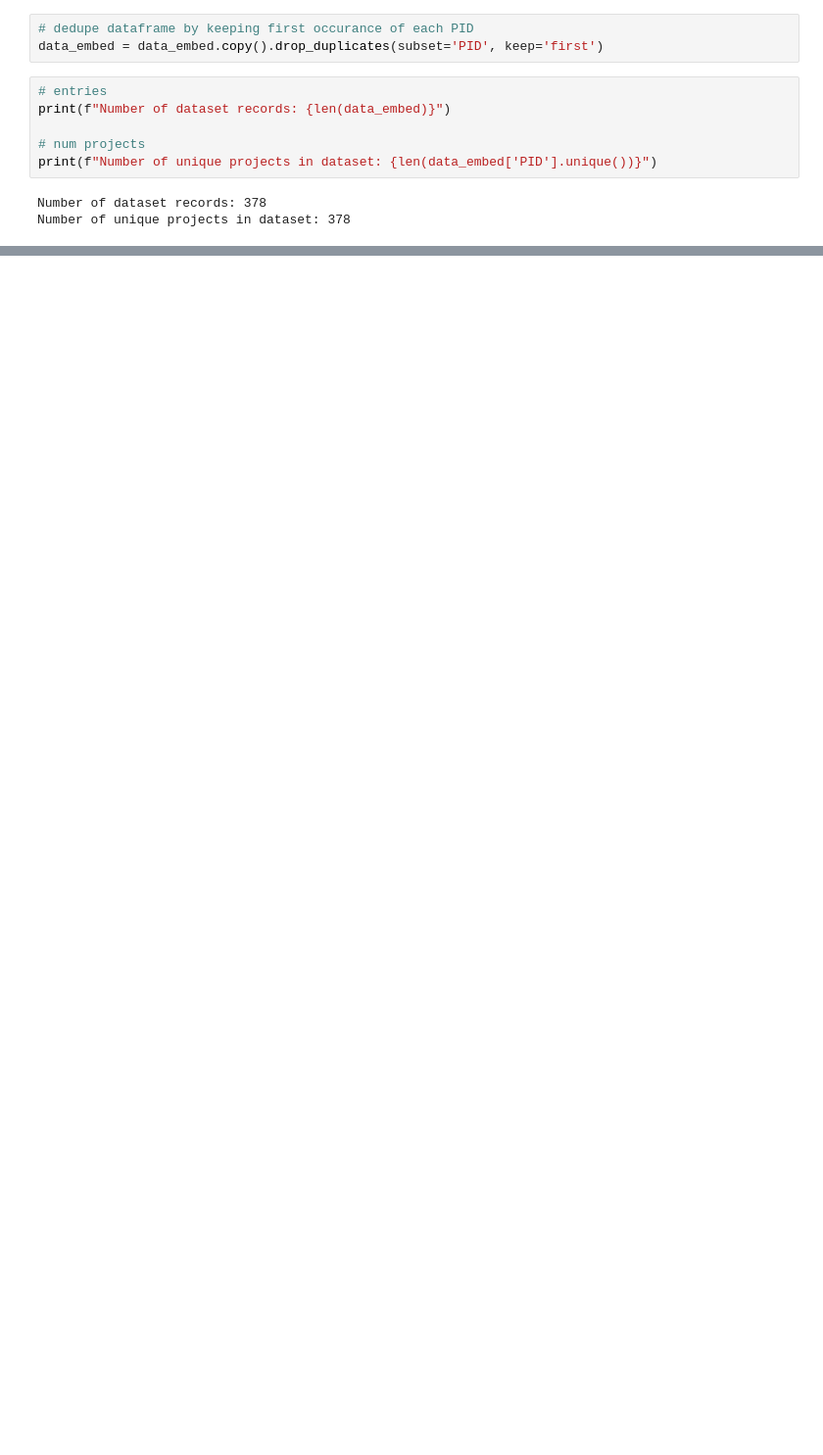
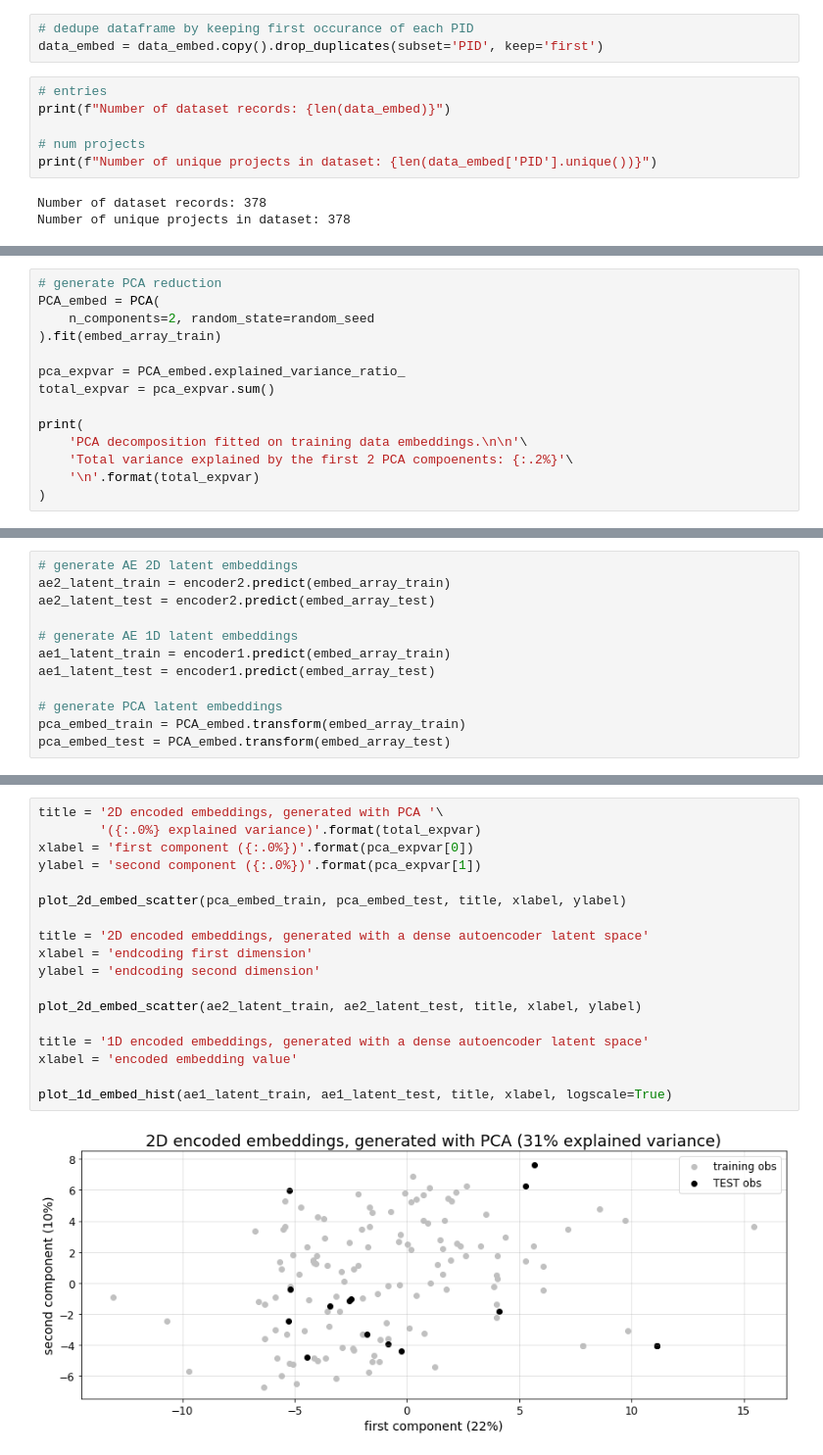
Before and after one commit to sedelmeyer/cs109b_groupproject, a Jupyter notebook: EDA/01b_embedding_autoencoder.ipynb, the cells around one changed output, grey strips where cells are left out. Shown at 98% size. Drawn from its saved outputs; the diff is of its cells as text; blank space fills up the shorter version.

```diff
--- a/EDA/01b_embedding_autoencoder.ipynb
+++ b/EDA/01b_embedding_autoencoder.ipynb
@@ -493,0 +411,14 @@ KeyboardInterrupt:
+# %%
+# generate PCA reduction
+PCA_embed = PCA(
+    n_components=2, random_state=random_seed
+).fit(embed_array_train)
+
+pca_expvar = PCA_embed.explained_variance_ratio_
+total_expvar = pca_expvar.sum()
+
+print(
+    'PCA decomposition fitted on training data embeddings.\n\n'\
+    'Total variance explained by the first 2 PCA compoenents: {:.2%}'\
+    '\n'.format(total_expvar)
+)
@@ -493,0 +431,12 @@ KeyboardInterrupt:
+# %%
+# generate AE 2D latent embeddings
+ae2_latent_train = encoder2.predict(embed_array_train)
+ae2_latent_test = encoder2.predict(embed_array_test)
+
+# generate AE 1D latent embeddings
+ae1_latent_train = encoder1.predict(embed_array_train)
+ae1_latent_test = encoder1.predict(embed_array_test)
+
+# generate PCA latent embeddings
+pca_embed_train = PCA_embed.transform(embed_array_train)
+pca_embed_test = PCA_embed.transform(embed_array_test)
@@ -493,0 +445,20 @@ KeyboardInterrupt:
+# %%
+title = '2D encoded embeddings, generated with PCA '\
+        '({:.0%} explained variance)'.format(total_expvar)
+xlabel = 'first component ({:.0%})'.format(pca_expvar[0])
+ylabel = 'second component ({:.0%})'.format(pca_expvar[1])
+
+plot_2d_embed_scatter(pca_embed_train, pca_embed_test, title, xlabel, ylabel)
+
+title = '2D encoded embeddings, generated with a dense autoencoder latent space'
+xlabel = 'endcoding first dimension'
+ylabel = 'endcoding second dimension'
+
+plot_2d_embed_scatter(ae2_latent_train, ae2_latent_test, title, xlabel, ylabel)
+
+title = '1D encoded embeddings, generated with a dense autoencoder latent space'
+xlabel = 'encoded embedding value'
+
+plot_1d_embed_hist(ae1_latent_train, ae1_latent_test, title, xlabel, logscale=True)
+# %% [output]
+[figure, added]
```
Also changed, not shown: parts of 42 cells of this notebook.
